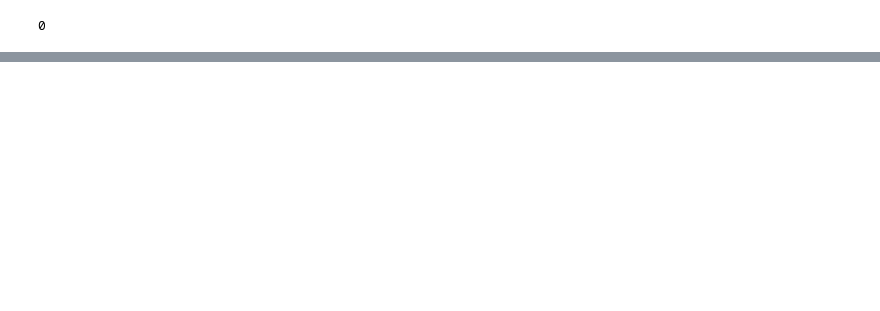
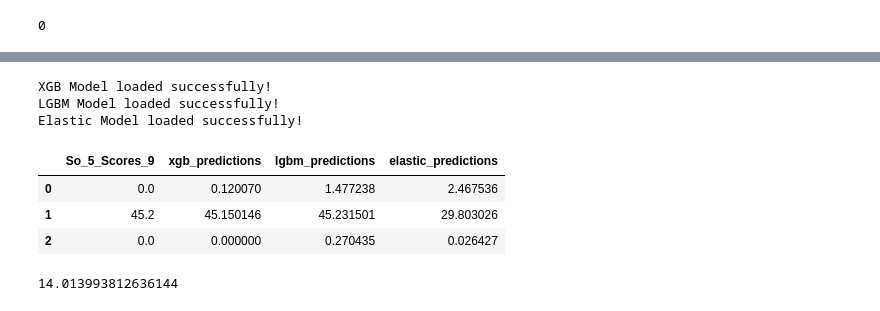
Before and after one commit to dfquinn23/Project_2, a Jupyter notebook: sorare/01_goalkeepers.ipynb, the cells around one changed output, grey strips where cells are left out. Drawn from its saved outputs; the diff is of its cells as text; code cells hidden in the pictures; blank space fills up the shorter version.

```diff
--- a/sorare/01_goalkeepers.ipynb
+++ b/sorare/01_goalkeepers.ipynb
@@ -101,0 +233,56 @@ plt.show()
+# %%
+drop_columns = columns=['Display_Name', 'First_Name','Last_Name','Player_Number', 'Position', 'Current_Club']
+
+columns_to_drop = [f'{col}_9' for col in col_prefixes]
+columns_to_drop.extend(drop_columns)
+
+target_column = 'So_5_Scores_9'
+
+X_test_goalkeepers = epl_goalkeepers_df.drop(columns=columns_to_drop)
+y_test_goalkeepers = epl_goalkeepers_df[target_column]
+# %%
+with open('sorare_models/goalkeepers_xgb_model.pkl', 'rb') as file:
+    goalkeepers_xgb_model_loaded = pickle.load(file)
+    print("XGB Model loaded successfully!")
+with open('sorare_models/goalkeepers_lgbm_model.pkl', 'rb') as file:
+    goalkeepers_lgbm_model_loaded = pickle.load(file)
+    print("LGBM Model loaded successfully!")
+with open('sorare_models/goalkeepers_elastic_model.pkl', 'rb') as file:
+    goalkeepers_elastic_model_loaded = pickle.load(file)
+    print("Elastic Model loaded successfully!")
+# %% [output]
+XGB Model loaded successfully!
+LGBM Model loaded successfully!
+Elastic Model loaded successfully!
+# %%
+xgb_predictions = goalkeepers_xgb_model_loaded.predict(X_test_goalkeepers)
+lgbm_predictions = goalkeepers_lgbm_model_loaded.predict(X_test_goalkeepers)
+elastic_predictions = goalkeepers_elastic_model_loaded.predict(X_test_goalkeepers)
+
+xgb_predictions = np.clip(xgb_predictions, 0, 100)
+lgbm_predictions = np.clip(lgbm_predictions, 0, 100)
+elastic_predictions = np.clip(elastic_predictions, 0, 100)
+
+y_test_goalkeepers_df = pd.DataFrame(y_test_goalkeepers)
+
+epl_goalkeepers_df['xgb_predictions'] = pd.Series(xgb_predictions)
+epl_goalkeepers_df['lgbm_predictions'] = pd.Series(lgbm_predictions)
+epl_goalkeepers_df['elastic_predictions'] = pd.Series(elastic_predictions)
+
+epl_goalkeepers_df['Average_Prediction'] = epl_goalkeepers_df[['xgb_predictions', 'lgbm_predictions', 'elastic_predictions']].mean(axis=1)
+
+epl_goalkeepers_df[['So_5_Scores_9','xgb_predictions', 'lgbm_predictions', 'elastic_predictions']].head(3)
+# %% [output]
+|  | So_5_Scores_9 | xgb_predictions | lgbm_predictions | elastic_predictions |
+| 0 | 0.0 | 0.120070 | 1.477238 | 2.467536 |
+| 1 | 45.2 | 45.150146 | 45.231501 | 29.803026 |
+| 2 | 0.0 | 0.000000 | 0.270435 | 0.026427 |
+# %%
+y_true = epl_goalkeepers_df['So_5_Scores_9'].to_numpy()
+y_pred = epl_goalkeepers_df['Average_Prediction'].to_numpy()
+
+# Calculate RMSE
+rmse = np.sqrt(mean_squared_error(y_true, y_pred))
+rmse
+# %% [output]
+14.013993812636144
```
Also changed, not shown: parts of 16 cells of this notebook, 34 other files.
